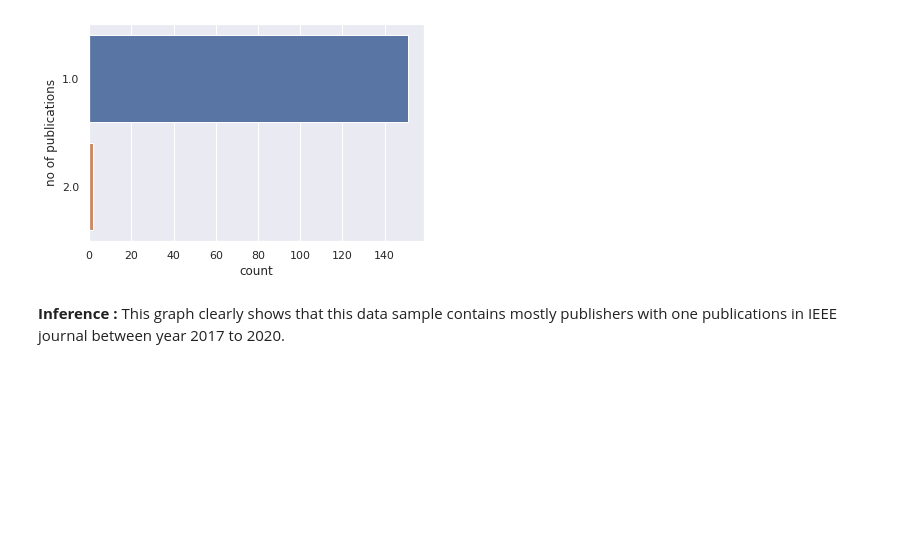
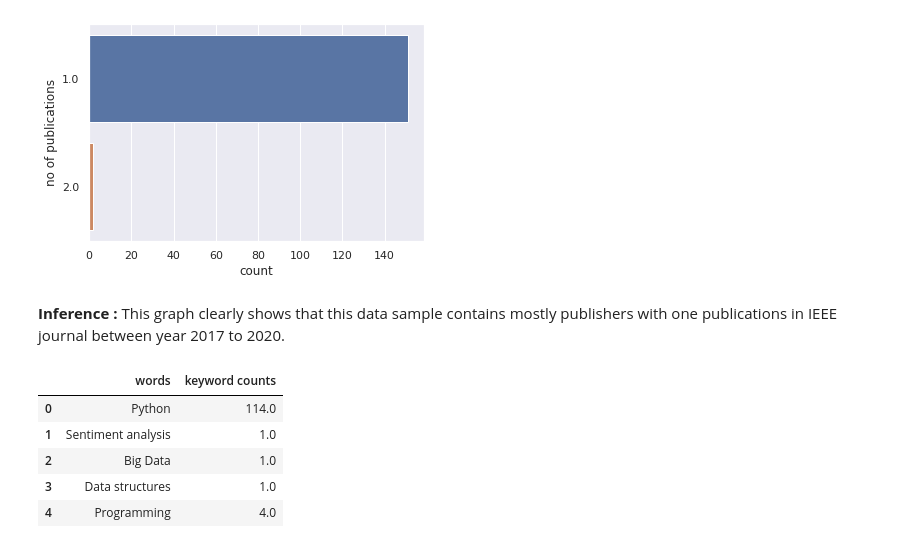
Before and after one commit to rohith1001/SSD24_SLR-Reporting_After_Data_Cleansing, a Jupyter notebook: IEEE_Visualizations.ipynb, the cells around one changed output. Drawn from its saved outputs; the diff is of its cells as text; code cells hidden in the pictures; blank space fills up the shorter version.

```diff
--- a/IEEE_Visualizations.ipynb
+++ b/IEEE_Visualizations.ipynb
@@ -149,3 +149,14 @@ sns.countplot(y="no of publications", data=auth)
 [figure]
 # %% [markdown]
 **Inference :** This graph clearly shows that this data sample contains mostly publishers with one publications in IEEE journal between year 2017 to 2020.
+# %%
+keyword.rename( columns={'Unnamed: 0':'words'}, inplace=True )
+keyword.rename( columns={'0':'keyword counts'}, inplace=True )
+keyword.head()
+# %% [output]
+|  | words | keyword counts |
+| 0 | Python | 114.0 |
+| 1 | Sentiment analysis | 1.0 |
+| 2 | Big Data | 1.0 |
+| 3 | Data structures | 1.0 |
+| 4 | Programming | 4.0 |
```
Also changed, not shown: parts of 3 cells of this notebook.
